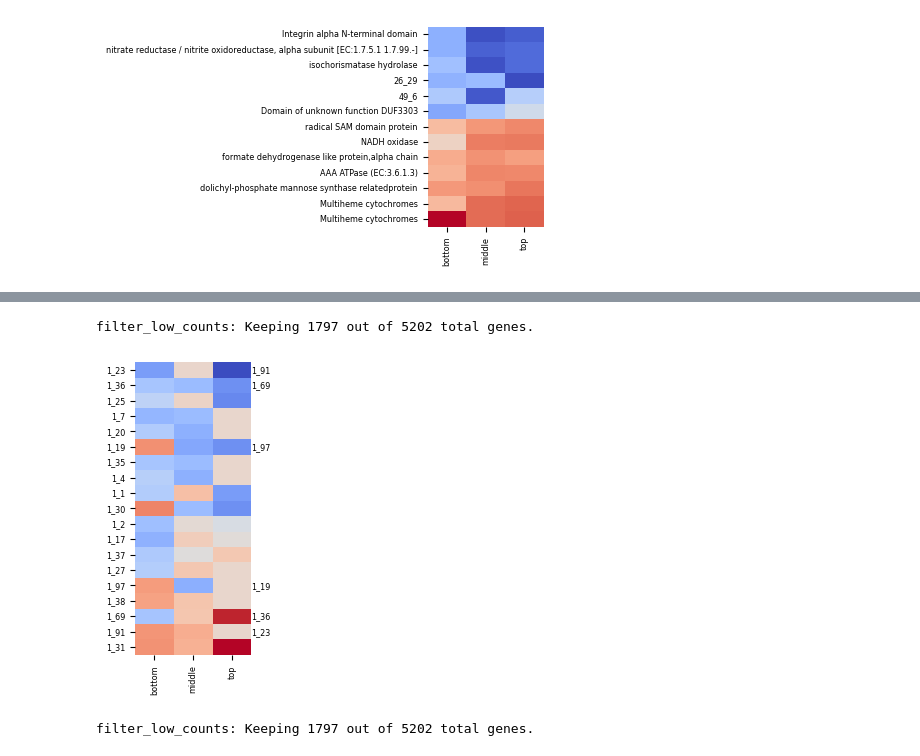
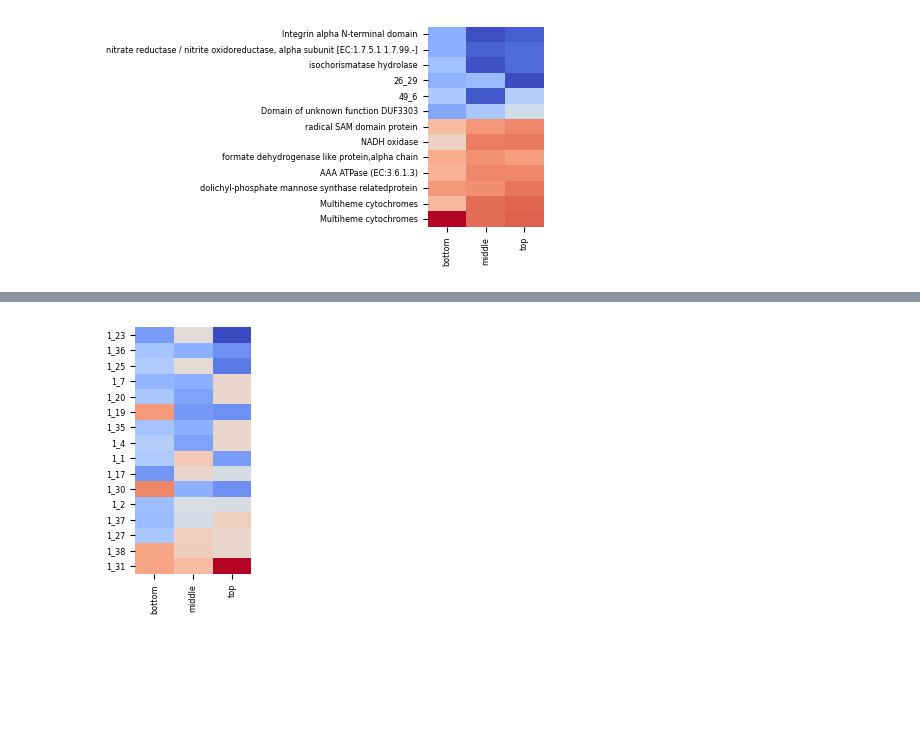
Before and after one commit to pipparichter/banfield, a Jupyter notebook: notebooks/sandbox-5.ipynb, the cells around one changed output, grey strips where cells are left out. Drawn from its saved outputs; the diff is of its cells as text; code cells hidden in the pictures; blank space fills up the shorter version.

```diff
--- a/notebooks/sandbox-5.ipynb
+++ b/notebooks/sandbox-5.ipynb
@@ -353,47 +334,13 @@ def get_overlaps(id_:str, remove_ids:list=[f'1_{i}' for i in range(39, 67)]):
     df = df[df.index != id_].copy()
     return df.index.tolist()
 # %%
-# Also want to look at the differential regulation of the ECE genes.
-metat_df = metat_load()
-metat_df['id'] = [f'{target_name}_{gene_id}' for target_name, gene_id in zip(metat_df.target_name, metat_df.gene_id)]
-metat_df = filter_low_counts(metat_df, min_count=3)
 
-# A lot of the all_orfs IDs are heavily-overlapping, and I don't want things to get obscured.
-# They might look transcribed just because one of the overlapping genes is transcribed.
-ece_remove_gene_ids = [f'1_{i}' for i in range(39, 67)]
-metat_df = metat_df[~metat_df.gene_id.isin(ece_remove_gene_ids)].copy()
-
-ece_metat_df = metat_df[metat_df.target_name.isin([ece_id, f'{ece_id}_all_orfs'])].copy() # Should include the weird ones on the opposite strand.
+ece_metat_df = metat_df[metat_df.target_name.isin([ece_id])].copy() # Should include the weird ones on the opposite strand.
 ece_metat_df = ece_metat_df.drop_duplicates(['sample_name', 'gene_id'])
 ece_metat_df = get_clr_normalization(ece_metat_df)
 ece_diff_df = get_differential_expression(ece_metat_df)
 
-
-# plot_differential_expression(ece_diff_df[ece_diff_df.consistent], consistent_regulation=False)
-# plot_differential_expression(ece_diff_df[~ece_diff_df.consistent], consistent_regulation=False)
 ax, _ = plot_differential_expression(ece_diff_df)
-
-x_max = ax.get_xlim()[-1]
-for label, y_tick in zip(ax.get_yticklabels(), ax.get_yticks()):
-    overlap_gene_ids = get_overlaps(label.get_text())
-    overlap_gene_ids = [gene_id for gene_id in overlap_gene_ids if (gene_id in ece_diff_df.gene_id.values)] # Filter for ORFs with transcription data.
-    ax.text(x_max, y_tick, ', '.join(overlap_gene_ids), fontsize='xx-small', va='center')
 plt.show()
-
-# DNA polymerase is 1_20, which seems like it may be down-regulated in high-nitrate conditions.
-# Potential transcription factors are 1_1, 1_12, 1_17, 1_32
 # %% [output]
-filter_low_counts: Keeping 1797 out of 5202 total genes.
-[figure, old version]
+[figure, new version]
-# %%
-# And the absolute regulation of the ECE genes in each condition, as well as transcription from the reverse strand.
-metat_df = metat_load()
-metat_df['id'] = [f'{target_name}_{gene_id}' for target_name, gene_id in zip(metat_df.target_name, metat_df.gene_id)]
-metat_df = filter_low_counts(metat_df, min_count=3)
-
-ece_metat_df = metat_df[metat_df.target_name.isin([ece_id, f'{ece_id}_rev'])].copy() # Should include the weird ones on the opposite strand.
-ece_metat_df = ece_metat_df.drop_duplicates(['target_name', 'sample_name', 'gene_id'])
-# ece_metat_df = get_clr_normalization(ece_metat_df)
-ece_metat_df['reversed'] = ece_metat_df.target_name.str.contains('rev')
-# %% [output]
-filter_low_counts: Keeping 1797 out of 5202 total genes.
```
Also changed, not shown: parts of 11 cells of this notebook, 6 other files.
